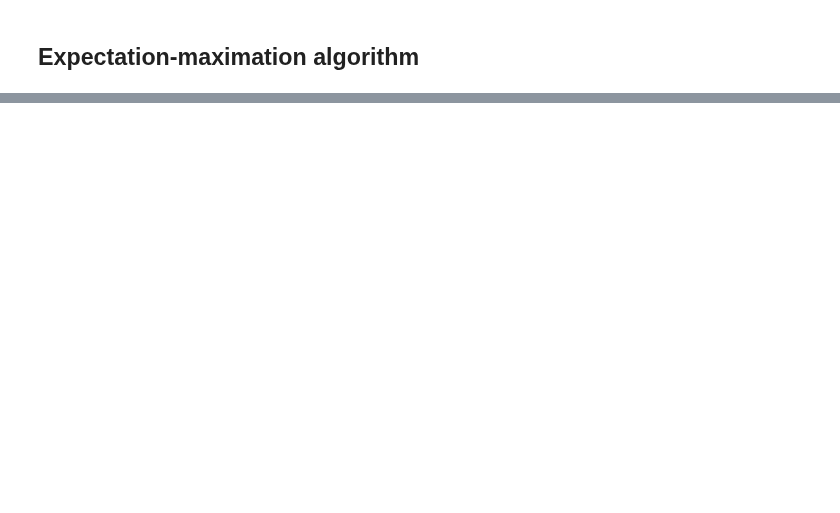
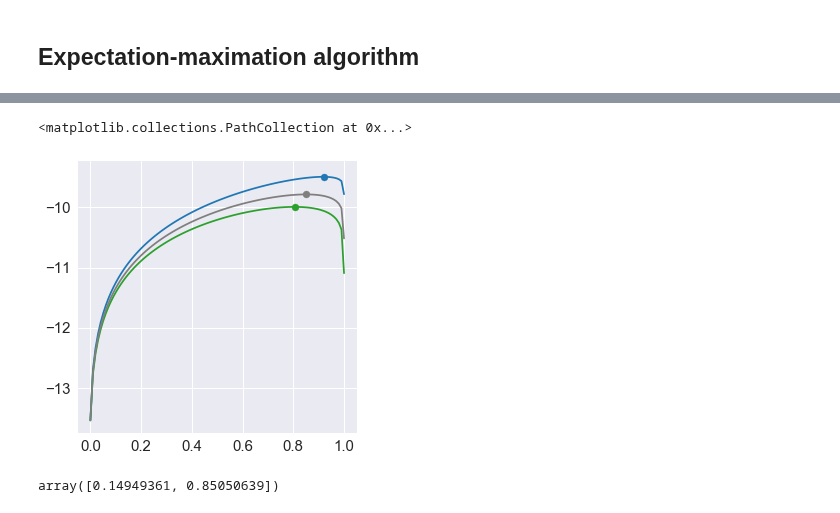
Before and after one commit to khanhnguyendata/ngram, a Jupyter notebook: analysis/part3.ipynb, the cells around one changed output, grey strips where cells are left out. Cells and saved outputs as stored; diff of their text form; code cells hidden in the pictures; blank space fills up the shorter version.

Commit message:
Start work on part 3 (interpolation with equal weights)

```diff
--- a/analysis/part3.ipynb
+++ b/analysis/part3.ipynb
@@ -53,0 +60,24 @@ NameError: name 'plt' is not defined
+# %%
+unigram_weights = np.linspace(0.0001, 1-0.0001, 100)
+dev1_avg_lls = []
+dev2_avg_lls = []
+dev_avg_lls = []
+
+
+for unigram_weight in unigram_weights:
+    dev1_avg_lls.append(calculate_avg_ll(dev1_prob_matrix, [0, 1], weights=[1-unigram_weight, unigram_weight]))
+    dev2_avg_lls.append(calculate_avg_ll(dev2_prob_matrix, [0, 1], weights=[1-unigram_weight, unigram_weight]))
+    dev_avg_lls.append(calculate_avg_ll(dev_prob_matrix, [0, 1], weights=[1-unigram_weight, unigram_weight]))
+# %%
+fig, ax = plt.subplots(figsize=(5, 5))
+
+ax.plot(unigram_weights, dev1_avg_lls, color='tab:blue', clip_on=False)
+ax.plot(unigram_weights, dev2_avg_lls, color='tab:green', clip_on=False)
+ax.plot(unigram_weights, dev_avg_lls, color='tab:gray', clip_on=False)
+
+ax.scatter(unigram_weights[np.argmax(dev1_avg_lls)], np.max(dev1_avg_lls), color='tab:blue', clip_on=False)
+ax.scatter(unigram_weights[np.argmax(dev2_avg_lls)], np.max(dev2_avg_lls), color='tab:green', clip_on=False)
+ax.scatter(unigram_weights[np.argmax(dev_avg_lls)], np.max(dev_avg_lls), color='tab:gray', clip_on=False)
+# %% [output]
+<matplotlib.collections.PathCollection at 0x...>
+[figure, added]
@@ -53,0 +103,4 @@ NameError: name 'plt' is not defined
+# %%
+dev_weights
+# %% [output]
+array([0.14949361, 0.85050639])
```
Also changed, not shown: parts of 8 cells of this notebook, 2 other files.
